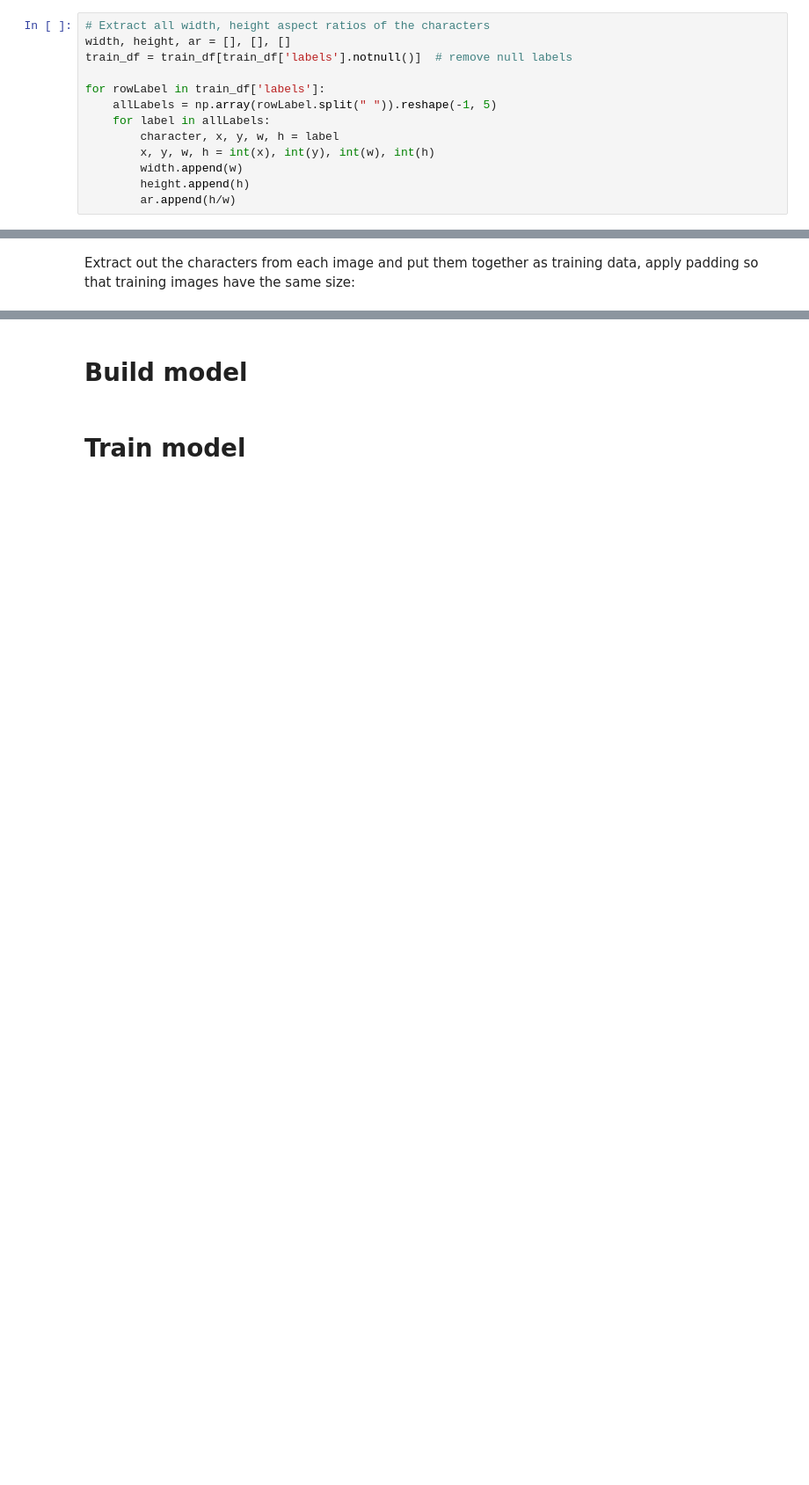
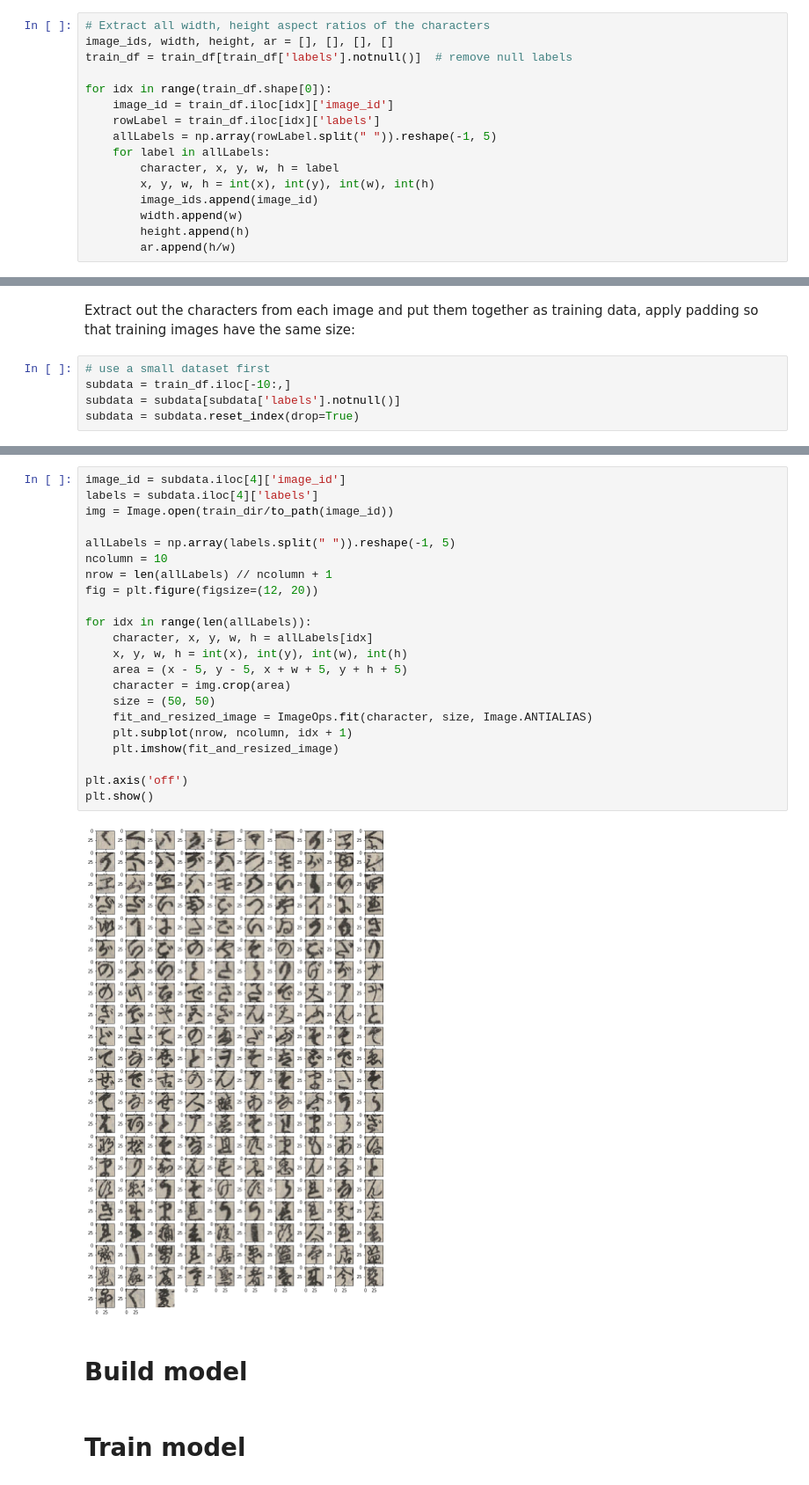
Before and after one commit to liufan2312/project-kage, a Jupyter notebook: CNN for character classification.ipynb, the cells around one changed output, grey strips where cells are left out. Shown at 88% size. Cells and saved outputs as stored; diff of their text form; blank space fills up the shorter version.

Commit message:
Extract character

```diff
--- a/CNN for character classification.ipynb
+++ b/CNN for character classification.ipynb
@@ -33,13 +34,16 @@ train_df.head(n=10)
 # %%
 # Extract all width, height aspect ratios of the characters
-width, height, ar = [], [], []
+image_ids, width, height, ar = [], [], [], []
 train_df = train_df[train_df['labels'].notnull()]  # remove null labels
 
-for rowLabel in train_df['labels']:
+for idx in range(train_df.shape[0]):
+    image_id = train_df.iloc[idx]['image_id']
+    rowLabel = train_df.iloc[idx]['labels']
     allLabels = np.array(rowLabel.split(" ")).reshape(-1, 5)
     for label in allLabels:
         character, x, y, w, h = label
         x, y, w, h = int(x), int(y), int(w), int(h)
+        image_ids.append(image_id)
         width.append(w)
         height.append(h)
         ar.append(h/w)
@@ -63,2 +110,7 @@ plot_hist_from_list(ar, 'aspect ratio', 'probability')
 # %% [markdown]
 Extract out the characters from each image and put them together as training data, apply padding so that training images have the same size:
+# %%
+# use a small dataset first
+subdata = train_df.iloc[-10:,]
+subdata = subdata[subdata['labels'].notnull()]
+subdata = subdata.reset_index(drop=True)
@@ -65,3 +132,27 @@ Extract out the characters from each image and put them together as training dat
+# %%
+image_id = subdata.iloc[4]['image_id']
+labels = subdata.iloc[4]['labels']
+img = Image.open(train_dir/to_path(image_id))
+
+allLabels = np.array(labels.split(" ")).reshape(-1, 5)
+ncolumn = 10
+nrow = len(allLabels) // ncolumn + 1
+fig = plt.figure(figsize=(12, 20))
+
+for idx in range(len(allLabels)):
+    character, x, y, w, h = allLabels[idx]
+    x, y, w, h = int(x), int(y), int(w), int(h)
+    area = (x - 5, y - 5, x + w + 5, y + h + 5)
+    character = img.crop(area)
+    size = (50, 50)
+    fit_and_resized_image = ImageOps.fit(character, size, Image.ANTIALIAS)
+    plt.subplot(nrow, ncolumn, idx + 1)
+    plt.imshow(fit_and_resized_image)
+
+plt.axis('off')
+plt.show()
+# %% [output]
+[figure, added]
 # %% [markdown]
 # Build model
 # %% [markdown]
```
Also changed, not shown: parts of 7 cells of this notebook.
